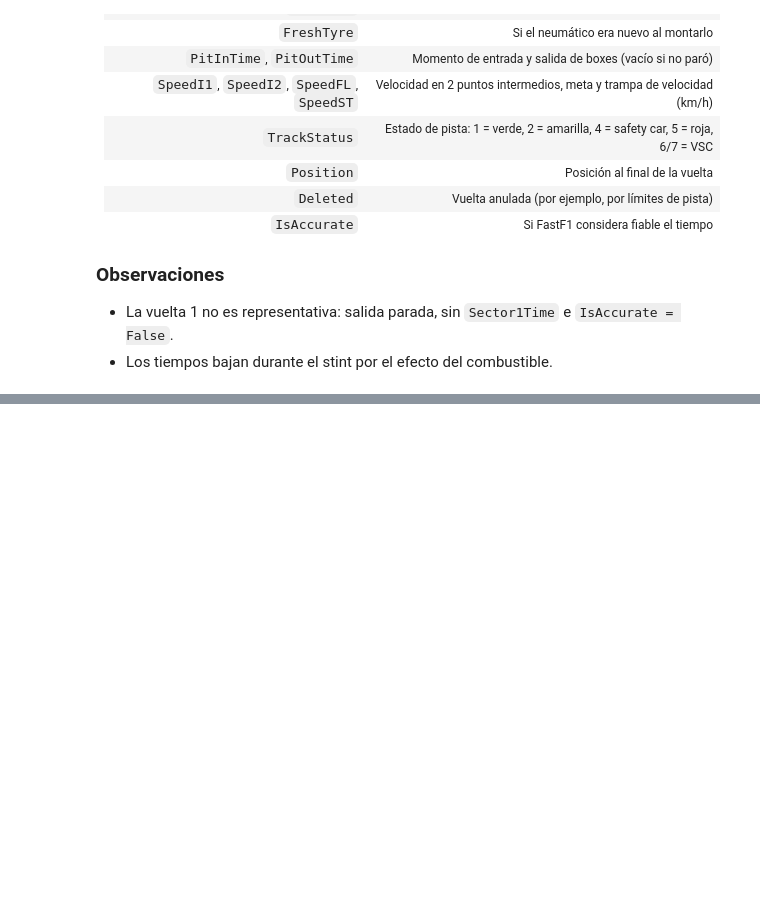
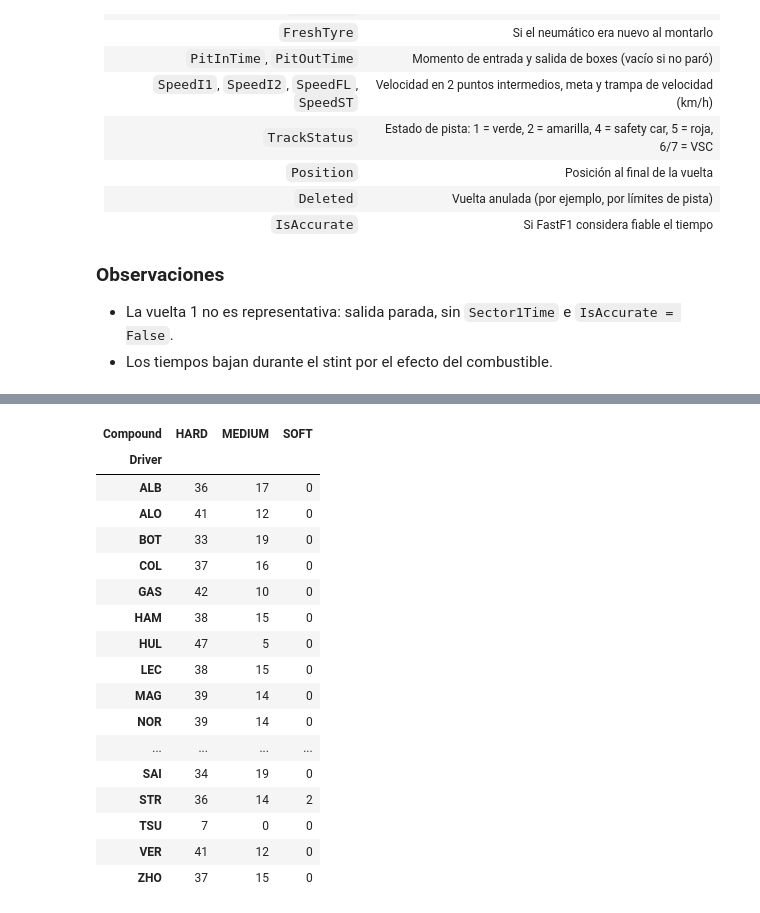
Before and after one commit to wewesito/f1-strategy-analytics, a Jupyter notebook: 01_exploracion.ipynb, the cells around one changed output, grey strips where cells are left out. Cells and saved outputs as stored; diff of their text form; code cells hidden in the pictures; blank space fills up the shorter version.

```diff
--- a/01_exploracion.ipynb
+++ b/01_exploracion.ipynb
@@ -148,0 +171,23 @@ laps.columns.tolist()
+# %%
+# Agrupar por piloto y compuesto, contar vueltas y poner los compuestos como columnas
+vueltas_por_compuesto = laps.groupby(['Driver', 'Compound']).size().unstack(fill_value=0)
+vueltas_por_compuesto
+# %% [output]
+| Compound | HARD | MEDIUM | SOFT |
+| Driver |  |  |  |
+| ALB | 36 | 17 | 0 |
+| ALO | 41 | 12 | 0 |
+| BOT | 33 | 19 | 0 |
+| COL | 37 | 16 | 0 |
+| GAS | 42 | 10 | 0 |
+| HAM | 38 | 15 | 0 |
+| HUL | 47 | 5 | 0 |
+| LEC | 38 | 15 | 0 |
+| MAG | 39 | 14 | 0 |
+| NOR | 39 | 14 | 0 |
+| ... | ... | ... | ... |
+| SAI | 34 | 19 | 0 |
+| STR | 36 | 14 | 2 |
+| TSU | 7 | 0 | 0 |
+| VER | 41 | 12 | 0 |
+| ZHO | 37 | 15 | 0 |
```
Also changed, not shown: parts of 4 cells of this notebook.
